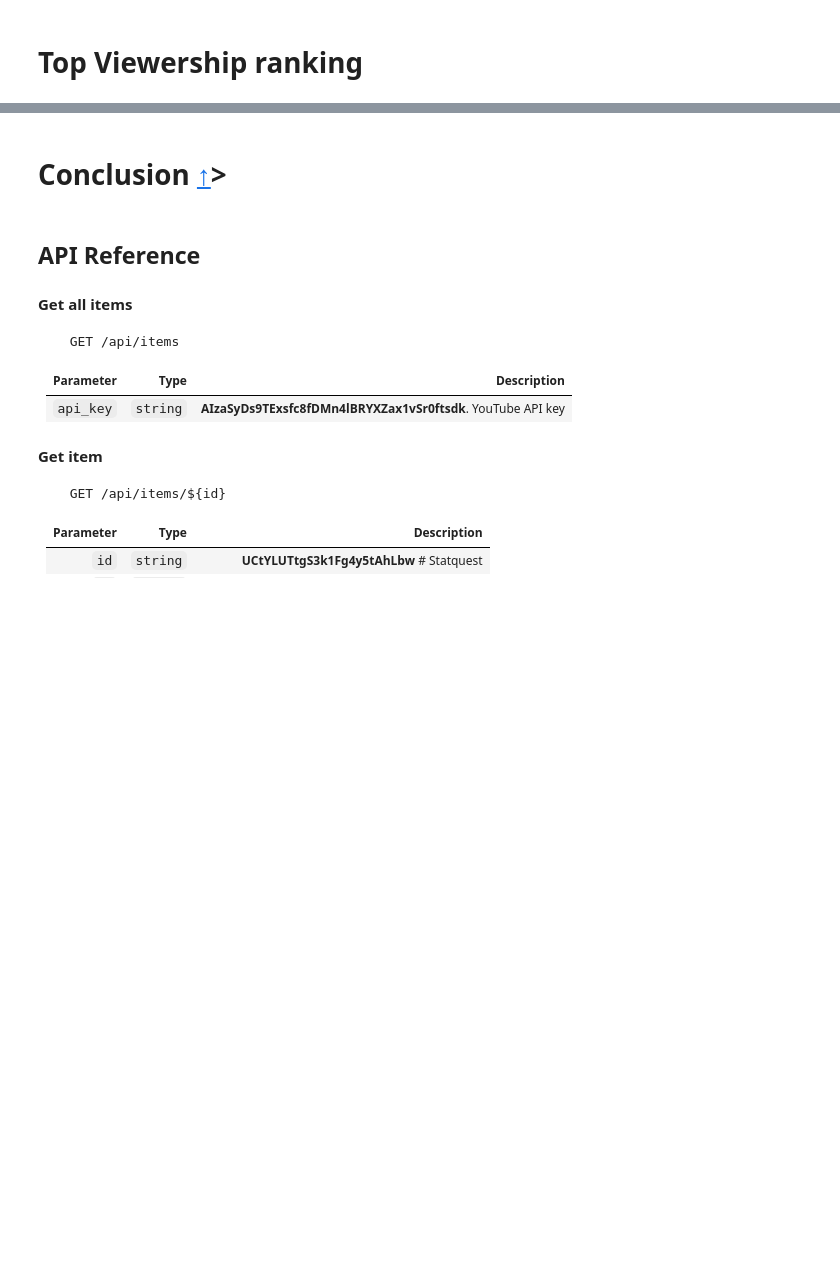
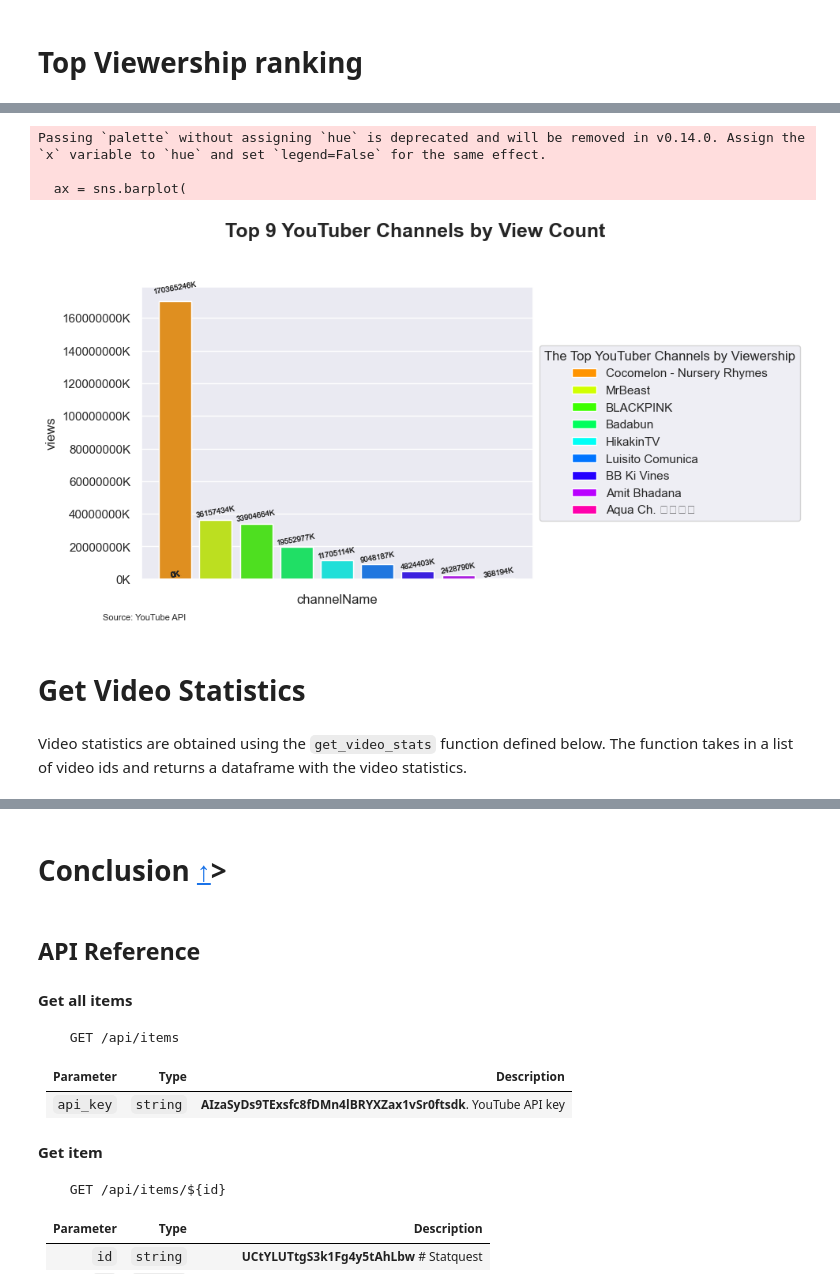
Before and after one commit to jamaleb67/jamaleb67.github.io, a Jupyter notebook: work/Project.ipynb, the cells around one changed output, grey strips where cells are left out. Cells and saved outputs as stored; diff of their text form; code cells hidden in the pictures; blank space fills up the shorter version.

```diff
--- a/work/Project.ipynb
+++ b/work/Project.ipynb
@@ -945,0 +882,70 @@ plot = ax.set_xticklabels(ax.get_xticklabels(),rotation = 90)
+# %%
+import seaborn as sns
+import matplotlib.pyplot as plt
+import matplotlib.ticker as ticker
+
+ax = sns.barplot(x='channelName', y='views', data=channel_data.sort_values('views', ascending=False))
+ax.yaxis.set_major_formatter(ticker.FuncFormatter(lambda x, pos: '{:,.0f}'.format(x/1000) + 'K'))
+plot = ax.set_xticklabels(ax.get_xticklabels(),rotation = 90)
+
+
+# Using Channel_data dataframe from previous step, the data is sorted, and the top 9 channels are plotted with a legend for clarity.
+
+# Sort the data and get the top 9 channels for clarity in the legend
+sorted_data = channel_data.sort_values('views', ascending=False)[0:9]
+
+# Create a color palette with a distinct color for each bar
+palette = sns.color_palette("hsv", len(sorted_data))
+
+# Create the bar plot with the specified palette
+ax = sns.barplot(
+    x='channelName',
+    y='views',
+    data=sorted_data,
+    palette=palette
+)
+
+# Rotate the x-axis labels by 45 degrees
+plt.xticks(rotation=45)
+
+# Format the y-axis labels as thousands with a K suffix
+ax.yaxis.set_major_formatter(ticker.FuncFormatter(lambda x, pos: f'{x/1000:.0f}K'))
+
+# Remove x-axis labels as we will add these as legends
+ax.set(xticklabels=[])
+
+# Create the legend manually
+for i, row in enumerate(sorted_data.itertuples()):
+    plt.bar(0, 0, color=palette[i], label=row.channelName,)
+
+# Place the legend below the chart # Adjust legend box height and width
+plt.legend(title='The Top YouTuber Channels by Viewership', bbox_to_anchor=(1.35, .5), loc='center')
+
+# Add labels to the bars to show the exact subscriber count for each channel
+for p in ax.patches:
+    height = p.get_height()
+    ax.text(p.get_x() + p.get_width() / 2., height + 0.02 * height,
+            f'{height/1000:.0f}K', ha='center', va='bottom', rotation=10,  fontsize=7
+            )
+
+#  Add a title and format it
+plt.title('Top 9 YouTuber Channels by View Count', x=0.7, y=1.15, loc='Center', fontsize=18, fontweight='bold')
+
+
+# FILEPATH: /c:/Users/jamal/jamaleb67.github.io/jamaleb67.github.io/work/Project.ipynb
+plt.suptitle('Source: YouTube API', x=0.05, y=0.02, ha='left', fontsize=8)
+
+# Save the plot as a PNG file
+plt.savefig("TOP9PLOT.png")
+
+# Show the plot
+plt.show()
+# %% [output]
+Passing `palette` without assigning `hue` is deprecated and will be removed in v0.14.0. Assign the `x` variable to `hue` and set `legend=False` for the same effect.
+
+  ax = sns.barplot(
+[figure, added]
+# %% [markdown]
+# Get Video Statistics
+# %% [markdown]
+Video statistics are obtained using the `get_video_stats` function defined below. The function takes in a list of video ids and returns a dataframe with the video statistics.
```
Also changed, not shown: parts of 6 cells of this notebook, 1 other file.
